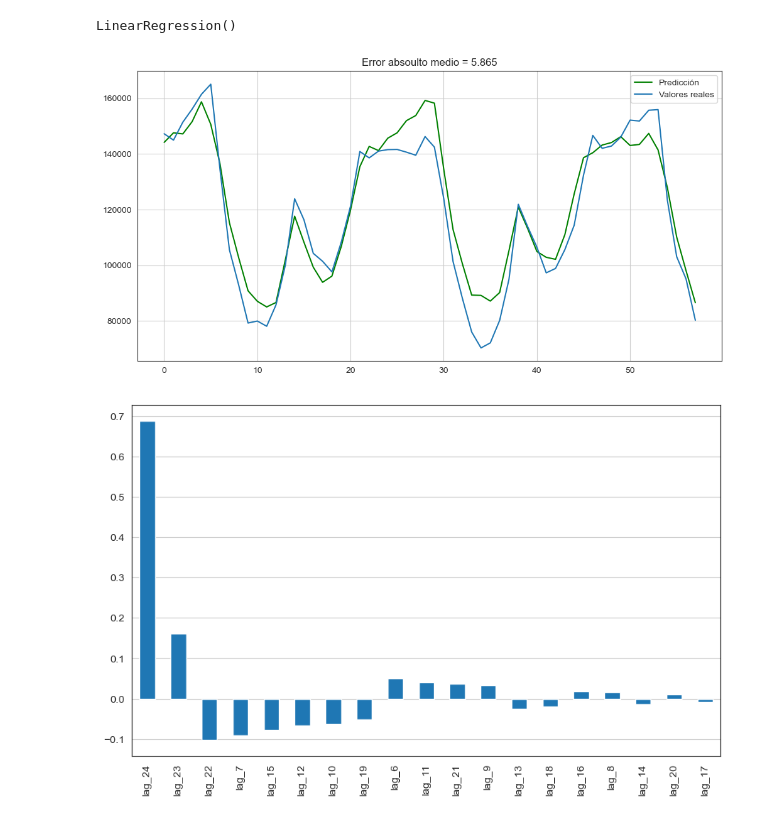
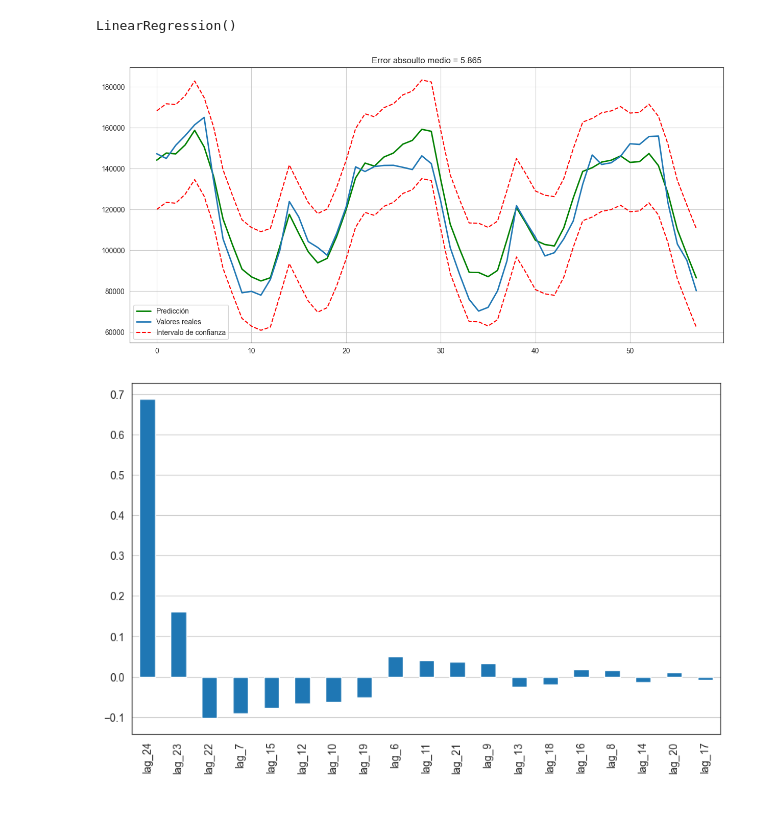
Before and after one commit to emilianodesu/LCD-5Sem-2025-1, a Jupyter notebook: PPCD/T1 Introduccion a ciencia de datos/1.4 Series de tiempo/series_de_tiempo.ipynb, the cells around one changed output. Saved outputs shown, nothing was run; the diff lists cells and outputs as text; code cells hidden in the pictures.

```diff
--- a/PPCD/T1 Introduccion a ciencia de datos/1.4 Series de tiempo/series_de_tiempo.ipynb
+++ b/PPCD/T1 Introduccion a ciencia de datos/1.4 Series de tiempo/series_de_tiempo.ipynb
@@ -6,0 +139,6 @@ import matplotlib.pyplot as plt
+# %%
+x = [10, 20, 30, 40, 50]
+y = [15, 25, 35, 45, 55]
+
+rho = coeficiente_spearman(x, y)
+print("Coeficiente de Spearman:", rho)
@@ -381,14 +597,25 @@ lr.fit(X_train, y_train)
 # %% [output]
 LinearRegression()
 # %%
-def plot_lr_ts(model, X_train, X_test, y_train, y_test):
+def plot_lr_ts(model, X_train, X_test, y_train, y_test, scale = 1.96, plot_intervals=False, plot_anomalies=False):
     prediction = model.predict(X_test)
-    plt.figure(figsize=(12, 6))
-    plt.plot(prediction, 'g', label='Predicción')
-    plt.plot(y_test.values, label='Valores reales')
+    plt.figure(figsize=(15, 7))
+    plt.plot(prediction, 'g', label='Predicción', linewidth=2.0)
+    plt.plot(y_test.values, label='Valores reales', linewidth=2.0)
     plt.legend(loc='best')
-    # **** plot_intervals
-    # **** plot_anomalies
+    if plot_intervals:
+        cv = cross_val_score(model, X_train, y_train, cv=tscv, scoring='neg_mean_absolute_error')
+        mae = cv.mean() * (-1)
+        deviation = cv.std()
+        lower_bound = prediction - (mae + scale * deviation)
+        upper_bound = prediction + (mae + scale * deviation)
+        plt.plot(upper_bound, 'r--', label='Intervalo de confianza')
+        plt.plot(lower_bound, 'r--')
+        if plot_anomalies:
+            anomalies = np.array([np.nan]*len(y_test))
+            anomalies[y_test < lower_bound] = y_test[y_test < lower_bound]
+            anomalies[y_test > upper_bound] = y_test[y_test > upper_bound]
+            plt.plot(anomalies, 'ro', markersize=10)
     error = mean_absolute_percentage_error(prediction, y_test)
     plt.title(f'Error absoulto medio = {error:.3f}')
     plt.legend(loc='best')
@@ -404,9 +631,9 @@ def plot_coefs(model):
     coefs.coef.plot(kind='bar')
     plt.grid(True, axis='y')
 # %%
-plot_lr_ts(lr, X_train, X_test, y_train, y_test)
+plot_lr_ts(lr, X_train, X_test, y_train, y_test, plot_intervals=True, plot_anomalies=True)
 # %% [output]
-[figure, old version]
+[figure, new version]
 # %%
 plot_coefs(lr)
 # %% [output]
```
Also changed, not shown: parts of 35 cells of this notebook, 32 other files.
